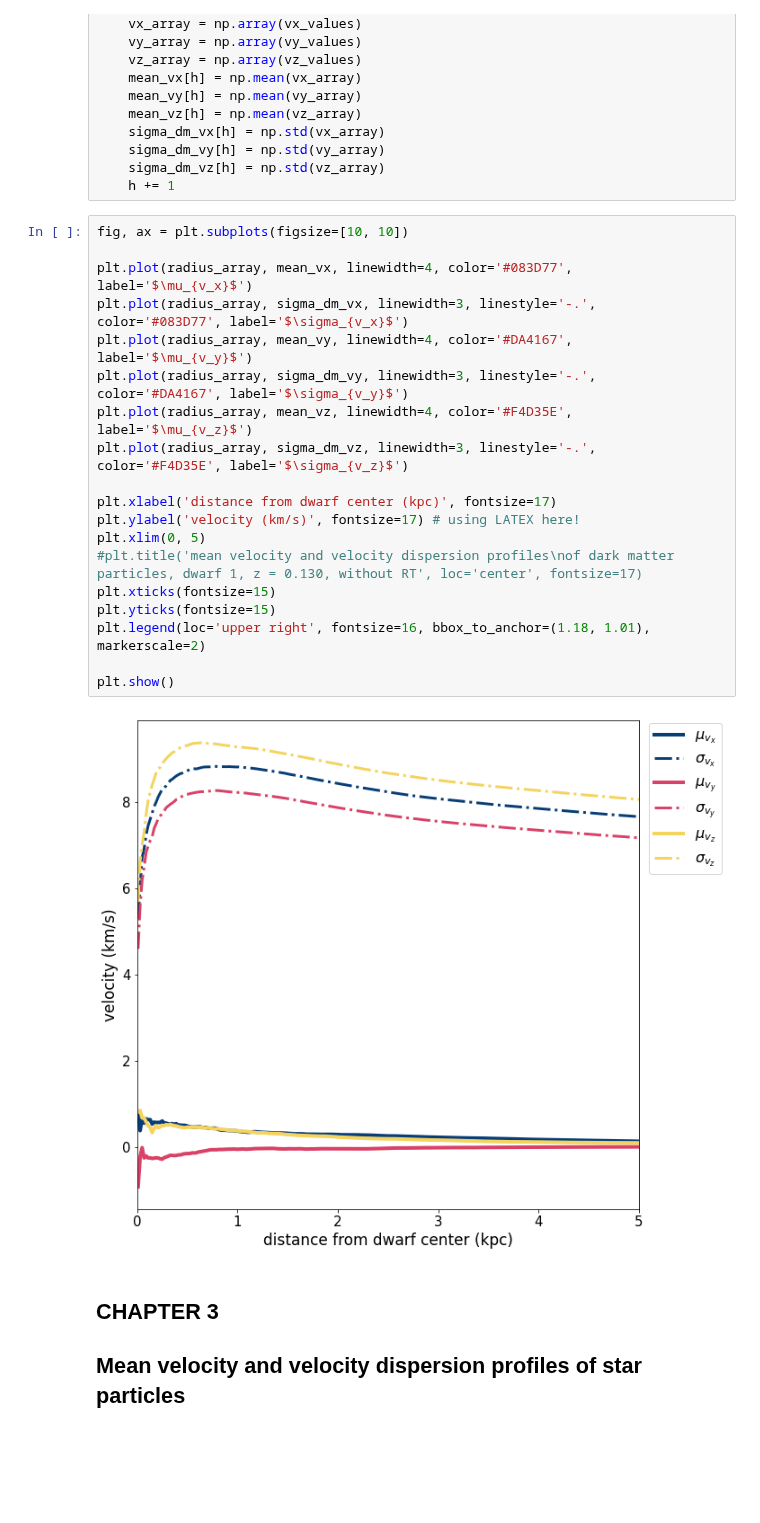
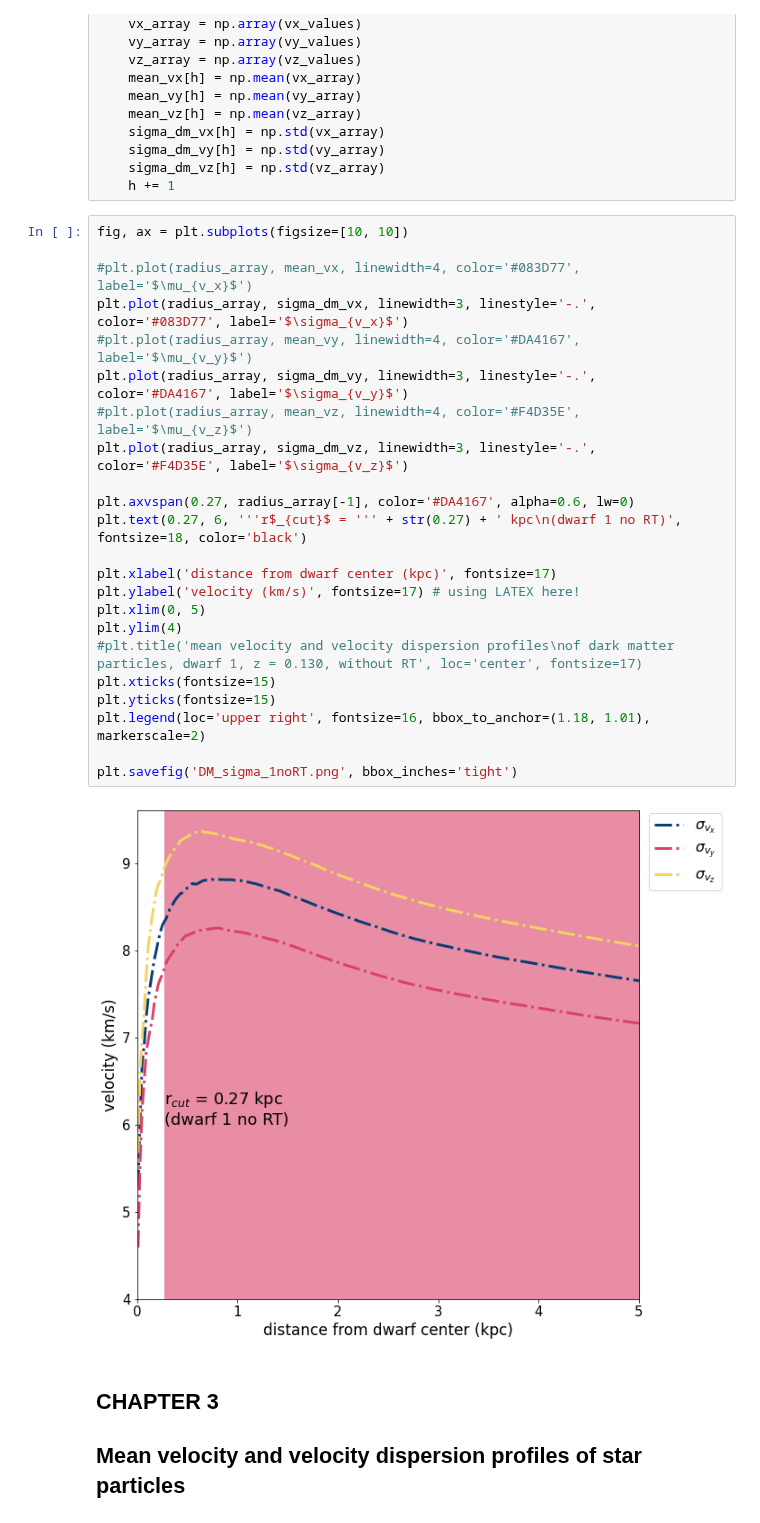
Before and after one commit to nguyenbinh1612/Binh_UFD, a Jupyter notebook: velocity/velocity_d1_noRT.ipynb, the cells around one changed output. Drawn from its saved outputs; the diff is of its cells as text; blank space fills up the shorter version.

Commit message:
velocity dispersion plots now have shaded regions :)

```diff
--- a/velocity/velocity_d1_noRT.ipynb
+++ b/velocity/velocity_d1_noRT.ipynb
@@ -131,24 +131,28 @@ for radius_value in radius_array:
 # %%
 fig, ax = plt.subplots(figsize=[10, 10])
 
-plt.plot(radius_array, mean_vx, linewidth=4, color='#083D77', label='$\mu_{v_x}$')
+#plt.plot(radius_array, mean_vx, linewidth=4, color='#083D77', label='$\mu_{v_x}$')
 plt.plot(radius_array, sigma_dm_vx, linewidth=3, linestyle='-.', color='#083D77', label='$\sigma_{v_x}$')
-plt.plot(radius_array, mean_vy, linewidth=4, color='#DA4167', label='$\mu_{v_y}$')
+#plt.plot(radius_array, mean_vy, linewidth=4, color='#DA4167', label='$\mu_{v_y}$')
 plt.plot(radius_array, sigma_dm_vy, linewidth=3, linestyle='-.', color='#DA4167', label='$\sigma_{v_y}$')
-plt.plot(radius_array, mean_vz, linewidth=4, color='#F4D35E', label='$\mu_{v_z}$')
+#plt.plot(radius_array, mean_vz, linewidth=4, color='#F4D35E', label='$\mu_{v_z}$')
 plt.plot(radius_array, sigma_dm_vz, linewidth=3, linestyle='-.', color='#F4D35E', label='$\sigma_{v_z}$')
+
+plt.axvspan(0.27, radius_array[-1], color='#DA4167', alpha=0.6, lw=0)
+plt.text(0.27, 6, '''r$_{cut}$ = ''' + str(0.27) + ' kpc\n(dwarf 1 no RT)', fontsize=18, color='black')
 
 plt.xlabel('distance from dwarf center (kpc)', fontsize=17)
 plt.ylabel('velocity (km/s)', fontsize=17) # using LATEX here!
 plt.xlim(0, 5)
+plt.ylim(4)
 #plt.title('mean velocity and velocity dispersion profiles\nof dark matter particles, dwarf 1, z = 0.130, without RT', loc='center', fontsize=17)
 plt.xticks(fontsize=15)
 plt.yticks(fontsize=15)
 plt.legend(loc='upper right', fontsize=16, bbox_to_anchor=(1.18, 1.01), markerscale=2)
 
-plt.show()
+plt.savefig('DM_sigma_1noRT.png', bbox_inches='tight')
 # %% [output]
-[figure, old version]
+[figure, new version]
 # %% [markdown]
 ## CHAPTER 3
 ## Mean velocity and velocity dispersion profiles of star particles
```
Also changed, not shown: parts of 1 cell of this notebook, 6 other files.
